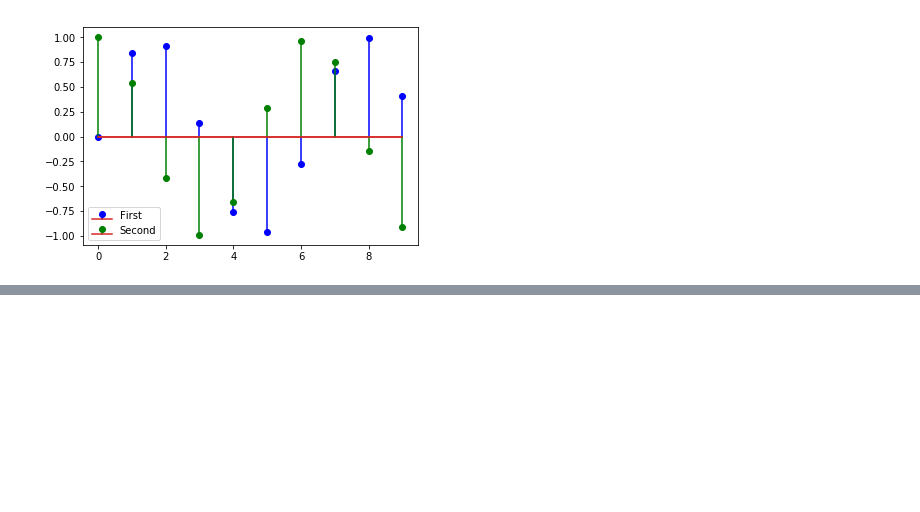
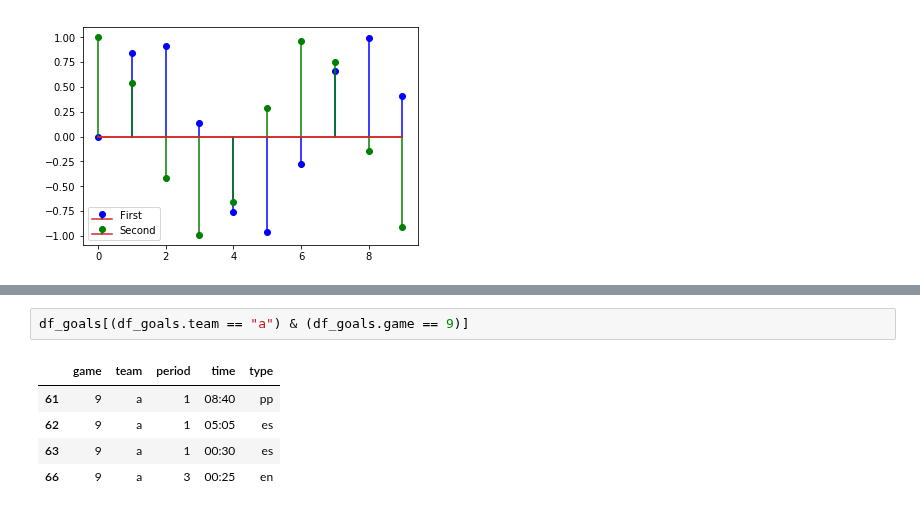
Before and after one commit to werntzp/hockey-stats, a Jupyter notebook: stats_charts.ipynb, the cells around one changed output, grey strips where cells are left out. Cells and saved outputs as stored; diff of their text form; blank space fills up the shorter version.

```diff
--- a/stats_charts.ipynb
+++ b/stats_charts.ipynb
@@ -377,0 +380,8 @@ g_labels
+# %%
+df_goals[(df_goals.team == "a") & (df_goals.game == 9)]
+# %% [output]
+|  | game | team | period | time | type |
+| 61 | 9 | a | 1 | 08:40 | pp |
+| 62 | 9 | a | 1 | 05:05 | es |
+| 63 | 9 | a | 1 | 00:30 | es |
+| 66 | 9 | a | 3 | 00:25 | en |
```
Also changed, not shown: parts of 7 cells of this notebook.
